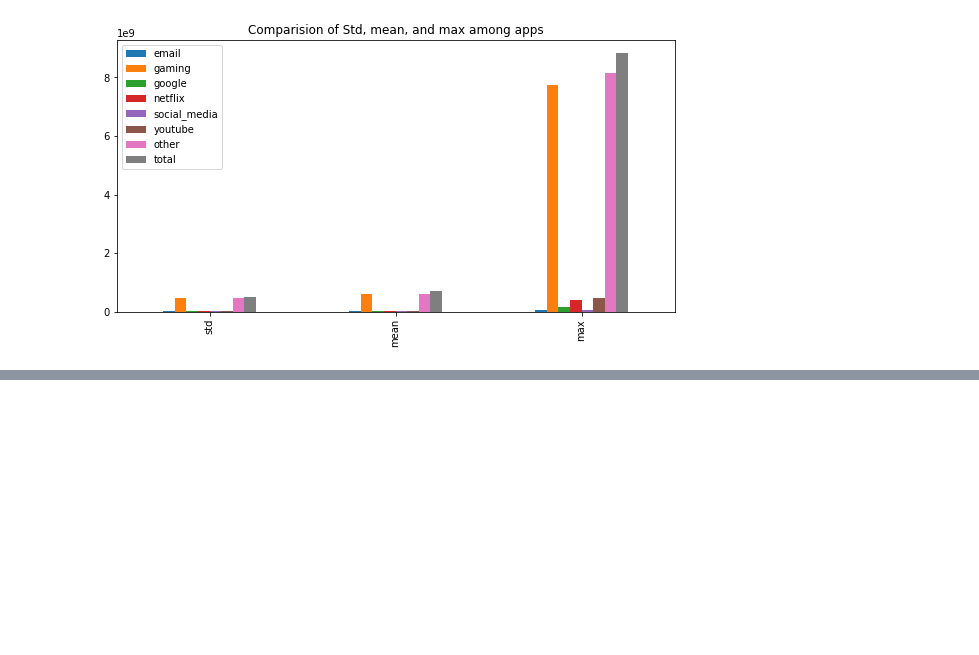
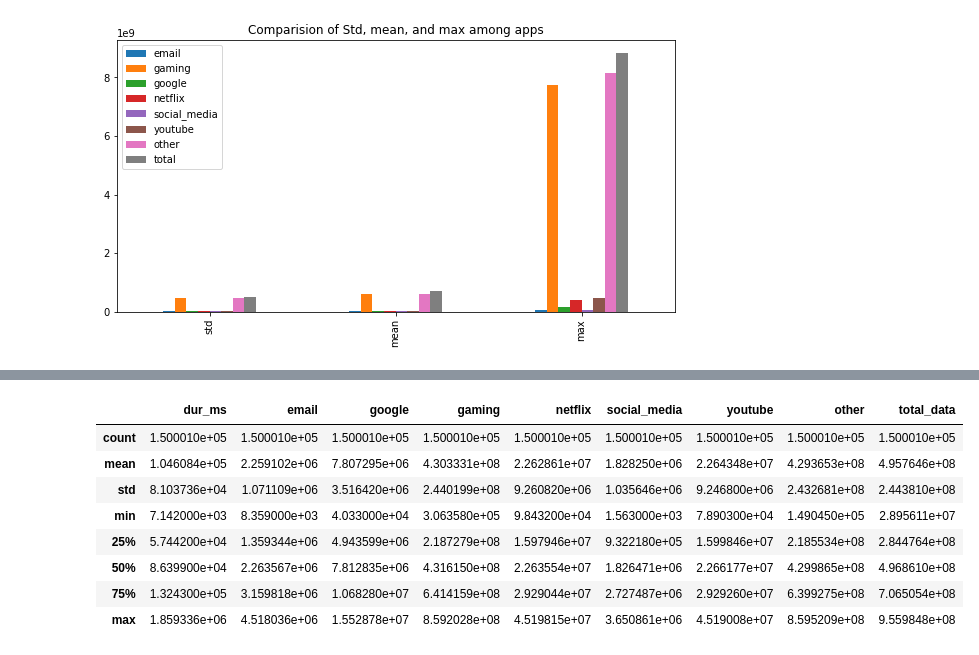
Before and after one commit to Nathnael12/Telecom_data_analysis, a Jupyter notebook: notebooks/data_exploration.ipynb, the cells around one changed output, grey strips where cells are left out. Drawn from its saved outputs; the diff is of its cells as text; code cells hidden in the pictures; blank space fills up the shorter version.

Commit message:
non-graphical univariate analysis

```diff
--- a/notebooks/data_exploration.ipynb
+++ b/notebooks/data_exploration.ipynb
@@ -411,0 +416,19 @@ plt.show()
+# %%
+cleaned_df["social_media"] = cleaned_df["social_media_dl_(bytes)"] + cleaned_df['social_media_ul_(bytes)']
+cleaned_df["google"] = cleaned_df["google_dl_(bytes)"] + cleaned_df["google_ul_(bytes)"]
+cleaned_df['email'] = cleaned_df["email_dl_(bytes)"] + cleaned_df["email_ul_(bytes)"]
+cleaned_df['youtube'] = cleaned_df["youtube_dl_(bytes)"] + cleaned_df["youtube_ul_(bytes)"]
+cleaned_df['netflix'] = cleaned_df["netflix_dl_(bytes)"] + cleaned_df["netflix_ul_(bytes)"]
+cleaned_df["gaming"] = cleaned_df["gaming_dl_(bytes)"] + cleaned_df["gaming_ul_(bytes)"]
+cleaned_df['other']= cleaned_df["other_dl_(bytes)"]+ cleaned_df["other_ul_(bytes)"]
+cleaned_df['total_data'] = cleaned_df['total_dl_(bytes)'] + cleaned_df['total_ul_(bytes)']
+# %%
+
+explore_feature_df=cleaned_df[[ 'msisdn/number', 'last_location_name',
+                        'handset_manufacturer', 'handset_type', 'dur._(ms)',
+                        'social_media', 'google', 'email', 'youtube', 'netflix',
+                        'gaming','other', 'total_data'
+                    ]]
+# %%
+explore_feature_df=explore_feature_df.rename(columns={"msisdn/number":"msisdn","handset_manufacturer":"manufacturer","last_location_name":"location","dur._(ms)":"dur_ms"})
+explore_feature_df.head()
@@ -411,0 +446,13 @@ plt.show()
+# %%
+quanititative_analysis= explore_feature_df[['dur_ms','email','google','gaming','netflix','social_media','youtube','other','total_data']]
+quanititative_analysis.describe()
+# %% [output]
+|  | dur_ms | email | google | gaming | netflix | social_media | youtube | other | total_data |
+| count | 1.500010e+05 | 1.500010e+05 | 1.500010e+05 | 1.500010e+05 | 1.500010e+05 | 1.500010e+05 | 1.500010e+05 | 1.500010e+05 | 1.500010e+05 |
+| mean | 1.046084e+05 | 2.259102e+06 | 7.807295e+06 | 4.303331e+08 | 2.262861e+07 | 1.828250e+06 | 2.264348e+07 | 4.293653e+08 | 4.957646e+08 |
+| std | 8.103736e+04 | 1.071109e+06 | 3.516420e+06 | 2.440199e+08 | 9.260820e+06 | 1.035646e+06 | 9.246800e+06 | 2.432681e+08 | 2.443810e+08 |
+| min | 7.142000e+03 | 8.359000e+03 | 4.033000e+04 | 3.063580e+05 | 9.843200e+04 | 1.563000e+03 | 7.890300e+04 | 1.490450e+05 | 2.895611e+07 |
+| 25% | 5.744200e+04 | 1.359344e+06 | 4.943599e+06 | 2.187279e+08 | 1.597946e+07 | 9.322180e+05 | 1.599846e+07 | 2.185534e+08 | 2.844764e+08 |
+| 50% | 8.639900e+04 | 2.263567e+06 | 7.812835e+06 | 4.316150e+08 | 2.263554e+07 | 1.826471e+06 | 2.266177e+07 | 4.299865e+08 | 4.968610e+08 |
+| 75% | 1.324300e+05 | 3.159818e+06 | 1.068280e+07 | 6.414159e+08 | 2.929044e+07 | 2.727487e+06 | 2.929260e+07 | 6.399275e+08 | 7.065054e+08 |
+| max | 1.859336e+06 | 4.518036e+06 | 1.552878e+07 | 8.592028e+08 | 4.519815e+07 | 3.650861e+06 | 4.519008e+07 | 8.595209e+08 | 9.559848e+08 |
```
Also changed, not shown: parts of 3 cells of this notebook.
